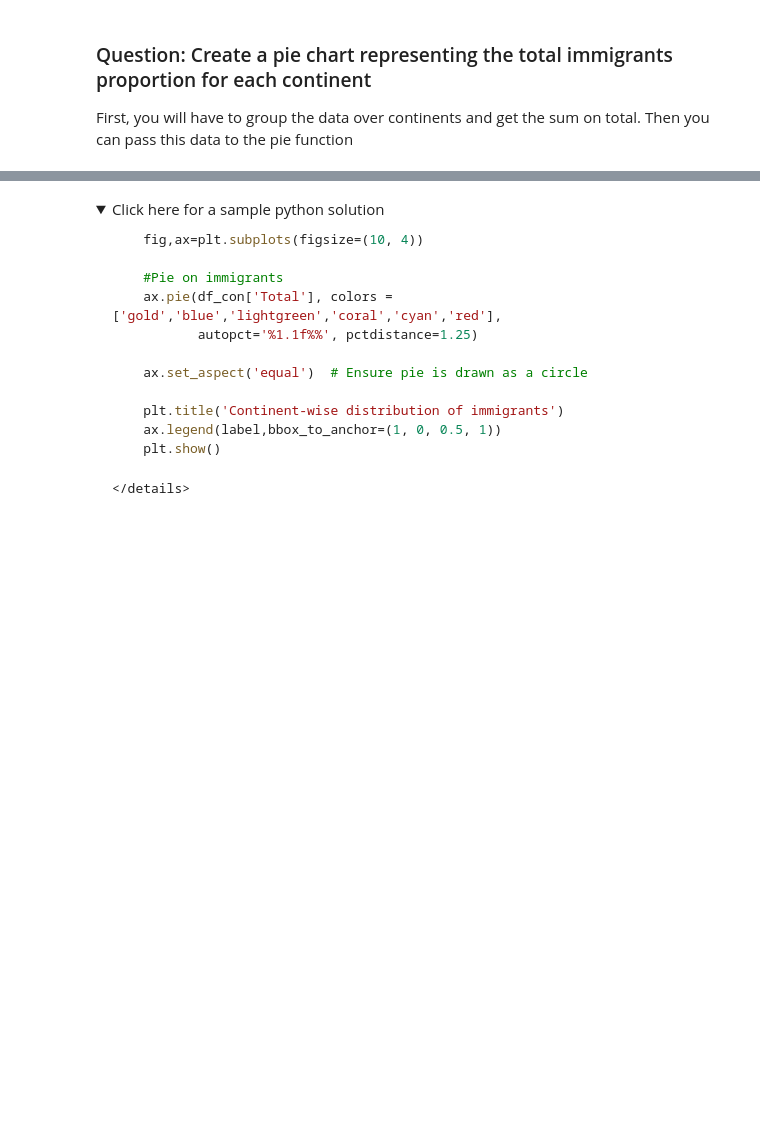
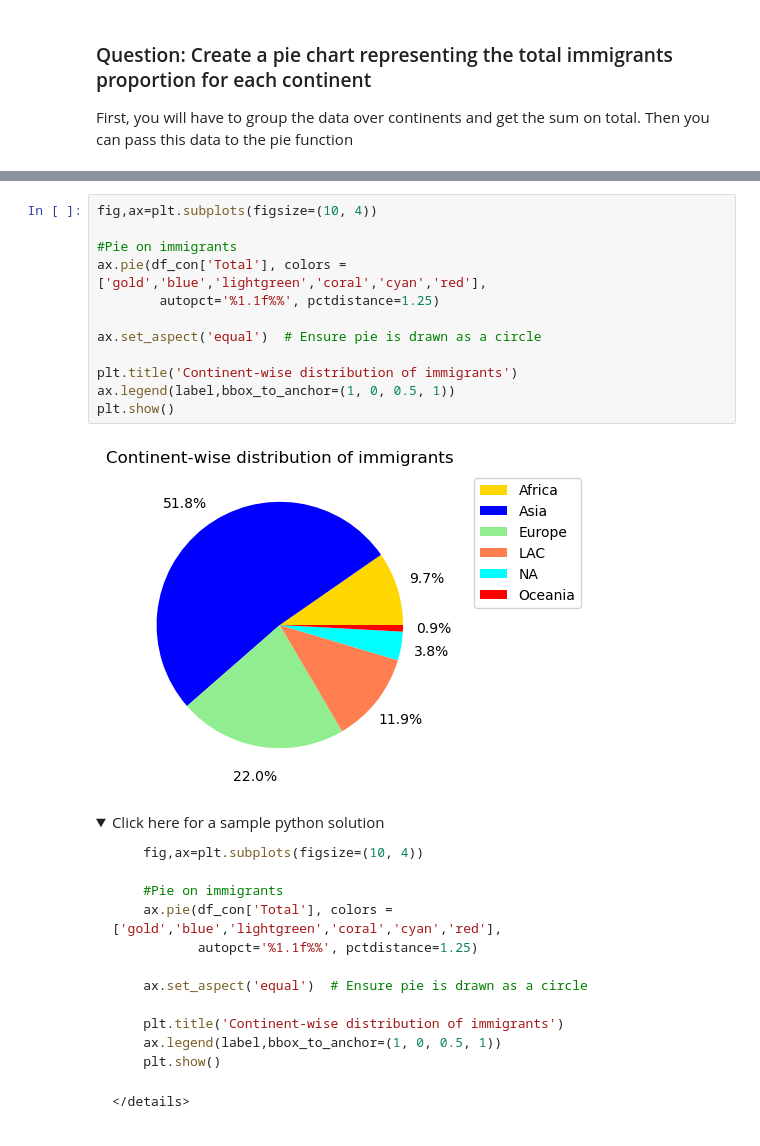
Before and after one commit to EIDSTER/coursera, a Jupyter notebook: DV0101EN-Exercise-Plotting-directly-with-Matplotlib.jupyterlite.ipynb, the cells around one changed output, grey strips where cells are left out. Saved outputs shown, nothing was run; the diff lists cells and outputs as text; folded sections open; blank space fills up the shorter version.

```diff
--- a/DV0101EN-Exercise-Plotting-directly-with-Matplotlib.jupyterlite.ipynb
+++ b/DV0101EN-Exercise-Plotting-directly-with-Matplotlib.jupyterlite.ipynb
@@ -488,3 +629,17 @@ df_con
+# %%
+fig,ax=plt.subplots(figsize=(10, 4))
+
+#Pie on immigrants
+ax.pie(df_con['Total'], colors = ['gold','blue','lightgreen','coral','cyan','red'],
+        autopct='%1.1f%%', pctdistance=1.25)
+
+ax.set_aspect('equal')  # Ensure pie is drawn as a circle
+
+plt.title('Continent-wise distribution of immigrants')
+ax.legend(label,bbox_to_anchor=(1, 0, 0.5, 1))
+plt.show()
+# %% [output]
+[figure, added]
 # %% [markdown]
 <details><summary>Click here for a sample python solution</summary>
 
```
Also changed, not shown: parts of 27 cells of this notebook.
